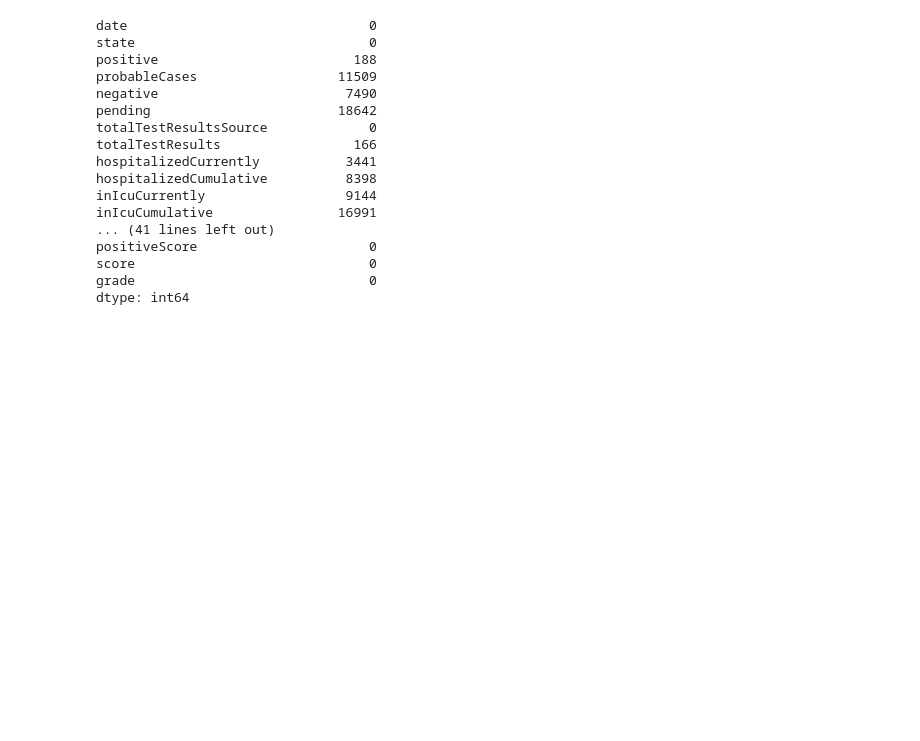
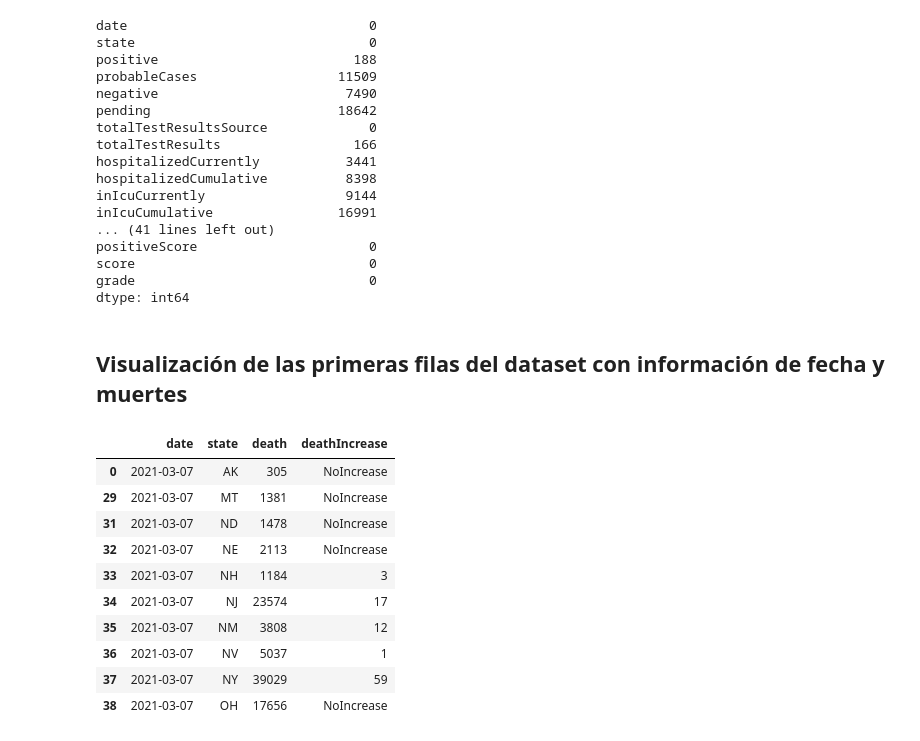
Before and after one commit to AI-School-F5-P2/Covid-3, a Jupyter notebook: Equipo3_Covid_US.ipynb, the cells around one changed output. Drawn from its saved outputs; the diff is of its cells as text; code cells hidden in the pictures; blank space fills up the shorter version.

Commit message:
Agredo dataset muertes con formato datetime

```diff
--- a/Equipo3_Covid_US.ipynb
+++ b/Equipo3_Covid_US.ipynb
@@ -207,3 +207,23 @@ positiveScore                      0
 score                              0
 grade                              0
 dtype: int64
+# %% [markdown]
+## Visualización de las primeras filas del dataset con información de fecha y muertes
+# %%
+#Se cambia el formato de la columna date por formato fecha
+df['date'] = pd.to_datetime(df['date'], format='%Y%m%d')
+df['death'] = df['death'].apply(lambda x: str(x).rstrip('.0'))
+df['deathIncrease'] = df['deathIncrease'].apply(lambda x: 'NoIncrease' if x == 0 else x)
+df[['date', 'state', 'death', 'deathIncrease']].sort_values(by='date', ascending=False).head(10)
+# %% [output]
+|  | date | state | death | deathIncrease |
+| 0 | 2021-03-07 | AK | 305 | NoIncrease |
+| 29 | 2021-03-07 | MT | 1381 | NoIncrease |
+| 31 | 2021-03-07 | ND | 1478 | NoIncrease |
+| 32 | 2021-03-07 | NE | 2113 | NoIncrease |
+| 33 | 2021-03-07 | NH | 1184 | 3 |
+| 34 | 2021-03-07 | NJ | 23574 | 17 |
+| 35 | 2021-03-07 | NM | 3808 | 12 |
+| 36 | 2021-03-07 | NV | 5037 | 1 |
+| 37 | 2021-03-07 | NY | 39029 | 59 |
+| 38 | 2021-03-07 | OH | 17656 | NoIncrease |
```
